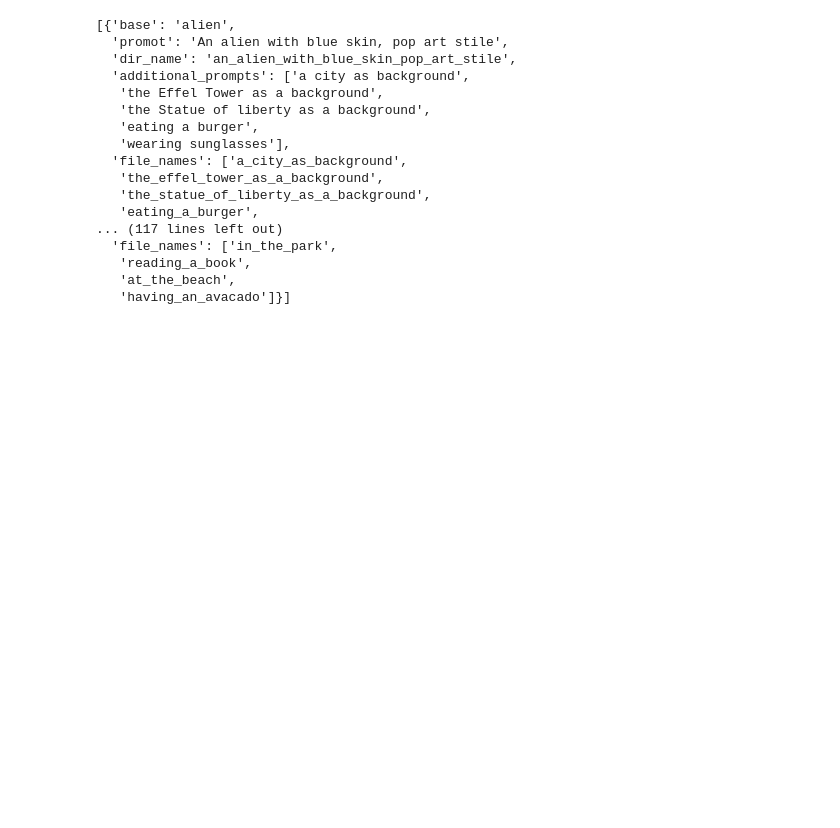
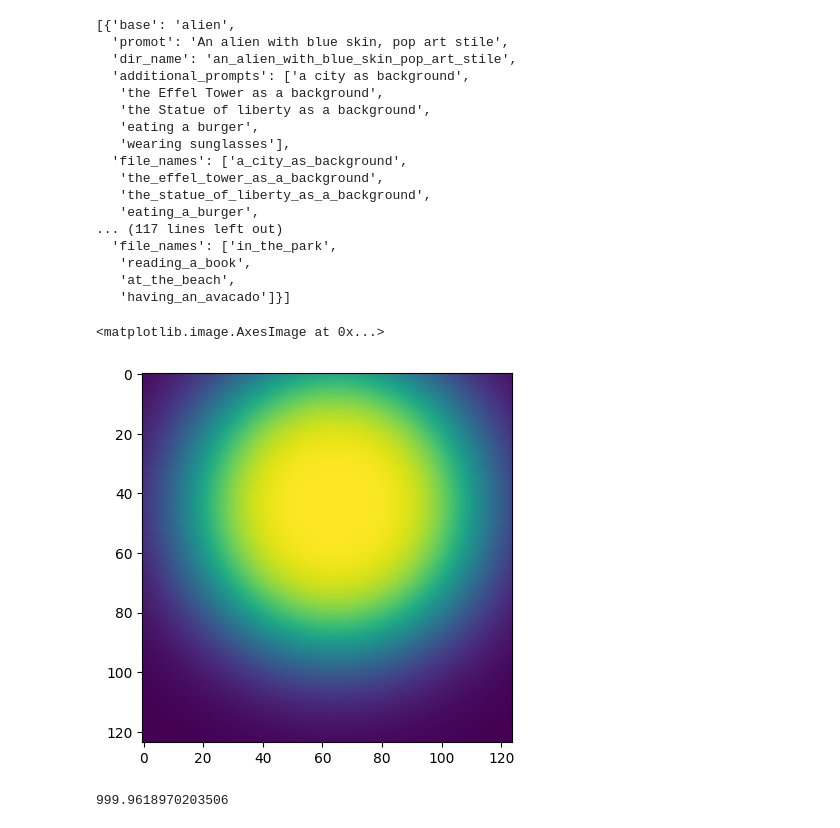
Before and after one commit to EkaterinaAdishcheva/Diploma, a Jupyter notebook: read_prompt.ipynb, the cells around one changed output. Cells and saved outputs as stored; diff of their text form; code cells hidden in the pictures; blank space fills up the shorter version.

```diff
--- a/read_prompt.ipynb
+++ b/read_prompt.ipynb
@@ -40,0 +43,20 @@ prompts
+# %%
+zone = np.zeros(shape=(3, 124,124))
+for i in range(124):
+    for j in range(124):
+        zone[0, i,j] = 1/(1 + np.e**(-((j-64)/36)**2 - ((i-44)/36)**2)) * (1 - 1/(1 + np.e**(-((j-64)/36)**2 -((i-44)/36)**2))) * 4000
+        zone[1, i,j] = 1/(1 + np.e**(-((j-64)/36)**2 - ((i-44)/36)**2)) * (1 - 1/(1 + np.e**(-((j-64)/36)**2 -((i-44)/36)**2))) * 4000
+        zone[2, i,j] = 1/(1 + np.e**(-((j-64)/36)**2 - ((i-44)/36)**2)) * (1 - 1/(1 + np.e**(-((j-64)/36)**2 -((i-44)/36)**2))) * 4000
+# %%
+import matplotlib.pyplot as plt
+
+zone = zone.astype(int)
+# %%
+plt.imshow(zone[0])
+# %% [output]
+<matplotlib.image.AxesImage at 0x...>
+[figure, added]
+# %%
+zone[40, 64]
+# %% [output]
+999.9618970203506
```
Also changed, not shown: parts of 1 cell of this notebook, 3 other files.
